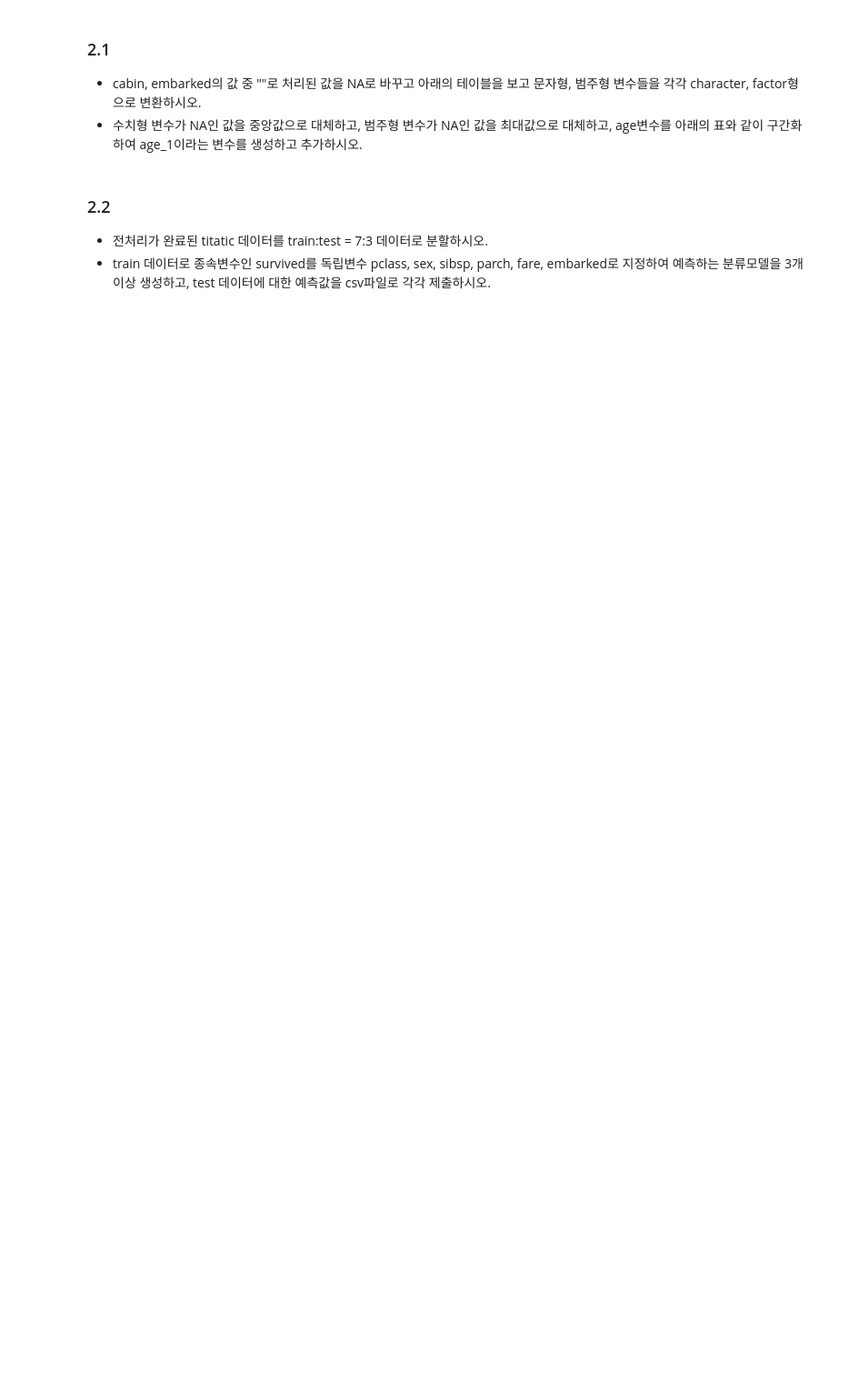
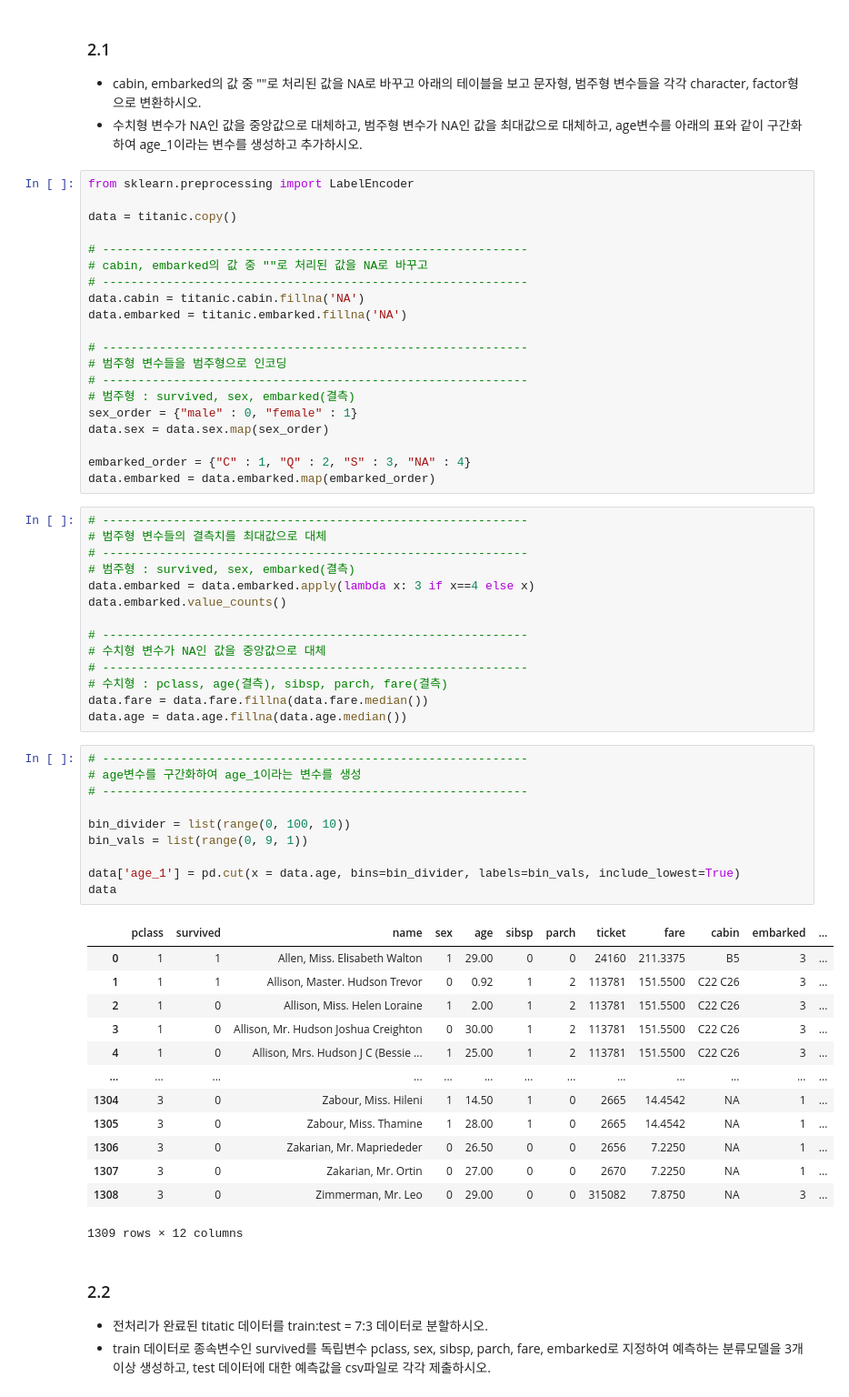
Before and after one commit to blueage98/adp_work, a Jupyter notebook: ADP-실기-R/모의고사 2회/모의고사 2회 연습.ipynb, the cells around one changed output. Shown at 91% size. Cells and saved outputs as stored; diff of their text form; blank space fills up the shorter version.

```diff
--- a/ADP-실기-R/모의고사 2회/모의고사 2회 연습.ipynb
+++ b/ADP-실기-R/모의고사 2회/모의고사 2회 연습.ipynb
@@ -186,6 +212,64 @@ durbin-watson stats 0.750
 ### 2.1
 - cabin, embarked의 값 중 ""로 처리된 값을 NA로 바꾸고 아래의 테이블을 보고 문자형, 범주형 변수들을 각각 character, factor형으로 변환하시오.
 - 수치형 변수가 NA인 값을 중앙값으로 대체하고, 범주형 변수가 NA인 값을 최대값으로 대체하고, age변수를 아래의 표와 같이 구간화하여 age_1이라는 변수를 생성하고 추가하시오.
+# %%
+from sklearn.preprocessing import LabelEncoder
+
+data = titanic.copy()
+
+# ------------------------------------------------------------
+# cabin, embarked의 값 중 ""로 처리된 값을 NA로 바꾸고
+# ------------------------------------------------------------
+data.cabin = titanic.cabin.fillna('NA')
+data.embarked = titanic.embarked.fillna('NA')
+
+# ------------------------------------------------------------
+# 범주형 변수들을 범주형으로 인코딩
+# ------------------------------------------------------------
+# 범주형 : survived, sex, embarked(결측)
+sex_order = {"male" : 0, "female" : 1}
+data.sex = data.sex.map(sex_order)
+
+embarked_order = {"C" : 1, "Q" : 2, "S" : 3, "NA" : 4}
+data.embarked = data.embarked.map(embarked_order)
+# %%
+# ------------------------------------------------------------
+# 범주형 변수들의 결측치를 최대값으로 대체
+# ------------------------------------------------------------
+# 범주형 : survived, sex, embarked(결측)
+data.embarked = data.embarked.apply(lambda x: 3 if x==4 else x)
+data.embarked.value_counts()
+
+# ------------------------------------------------------------
+# 수치형 변수가 NA인 값을 중앙값으로 대체
+# ------------------------------------------------------------
+# 수치형 : pclass, age(결측), sibsp, parch, fare(결측)
+data.fare = data.fare.fillna(data.fare.median())
+data.age = data.age.fillna(data.age.median())
+# %%
+# ------------------------------------------------------------
+# age변수를 구간화하여 age_1이라는 변수를 생성
+# ------------------------------------------------------------
+
+bin_divider = list(range(0, 100, 10))
+bin_vals = list(range(0, 9, 1))
+
+data['age_1'] = pd.cut(x = data.age, bins=bin_divider, labels=bin_vals, include_lowest=True)
+data
+# %% [output]
+|  | pclass | survived | name | sex | age | sibsp | parch | ticket | fare | cabin | embarked | ... |
+| 0 | 1 | 1 | Allen, Miss. Elisabeth Walton | 1 | 29.00 | 0 | 0 | 24160 | 211.3375 | B5 | 3 | ... |
+| 1 | 1 | 1 | Allison, Master. Hudson Trevor | 0 | 0.92 | 1 | 2 | 113781 | 151.5500 | C22 C26 | 3 | ... |
+| 2 | 1 | 0 | Allison, Miss. Helen Loraine | 1 | 2.00 | 1 | 2 | 113781 | 151.5500 | C22 C26 | 3 | ... |
+| 3 | 1 | 0 | Allison, Mr. Hudson Joshua Creighton | 0 | 30.00 | 1 | 2 | 113781 | 151.5500 | C22 C26 | 3 | ... |
+| 4 | 1 | 0 | Allison, Mrs. Hudson J C (Bessie ... | 1 | 25.00 | 1 | 2 | 113781 | 151.5500 | C22 C26 | 3 | ... |
+| ... | ... | ... | ... | ... | ... | ... | ... | ... | ... | ... | ... | ... |
+| 1304 | 3 | 0 | Zabour, Miss. Hileni | 1 | 14.50 | 1 | 0 | 2665 | 14.4542 | NA | 1 | ... |
+| 1305 | 3 | 0 | Zabour, Miss. Thamine | 1 | 28.00 | 1 | 0 | 2665 | 14.4542 | NA | 1 | ... |
+| 1306 | 3 | 0 | Zakarian, Mr. Mapriededer | 0 | 26.50 | 0 | 0 | 2656 | 7.2250 | NA | 1 | ... |
+| 1307 | 3 | 0 | Zakarian, Mr. Ortin | 0 | 27.00 | 0 | 0 | 2670 | 7.2250 | NA | 1 | ... |
+| 1308 | 3 | 0 | Zimmerman, Mr. Leo | 0 | 29.00 | 0 | 0 | 315082 | 7.8750 | NA | 3 | ... |
+1309 rows × 12 columns
 # %% [markdown]
 ### 2.2
 - 전처리가 완료된 titatic 데이터를 train:test = 7:3 데이터로 분할하시오.
```
Also changed, not shown: parts of 18 cells of this notebook, 3 other files.
